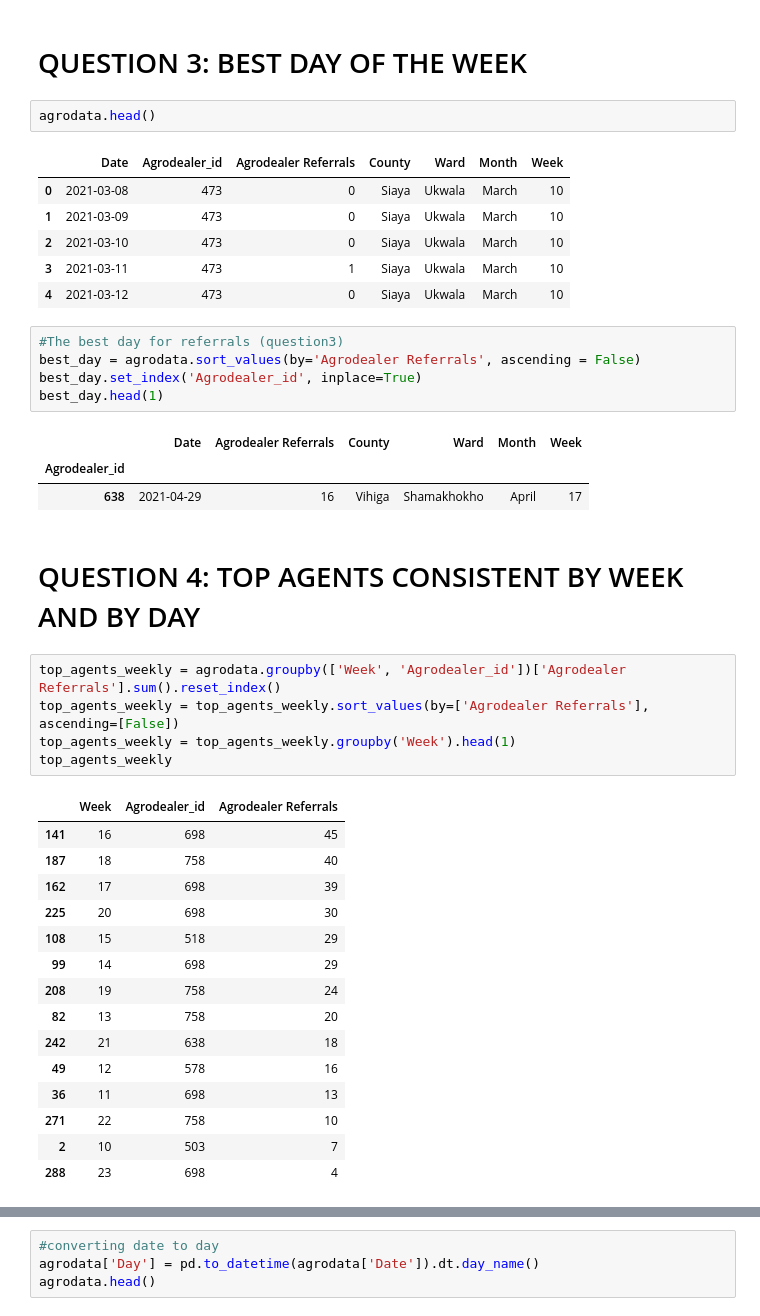
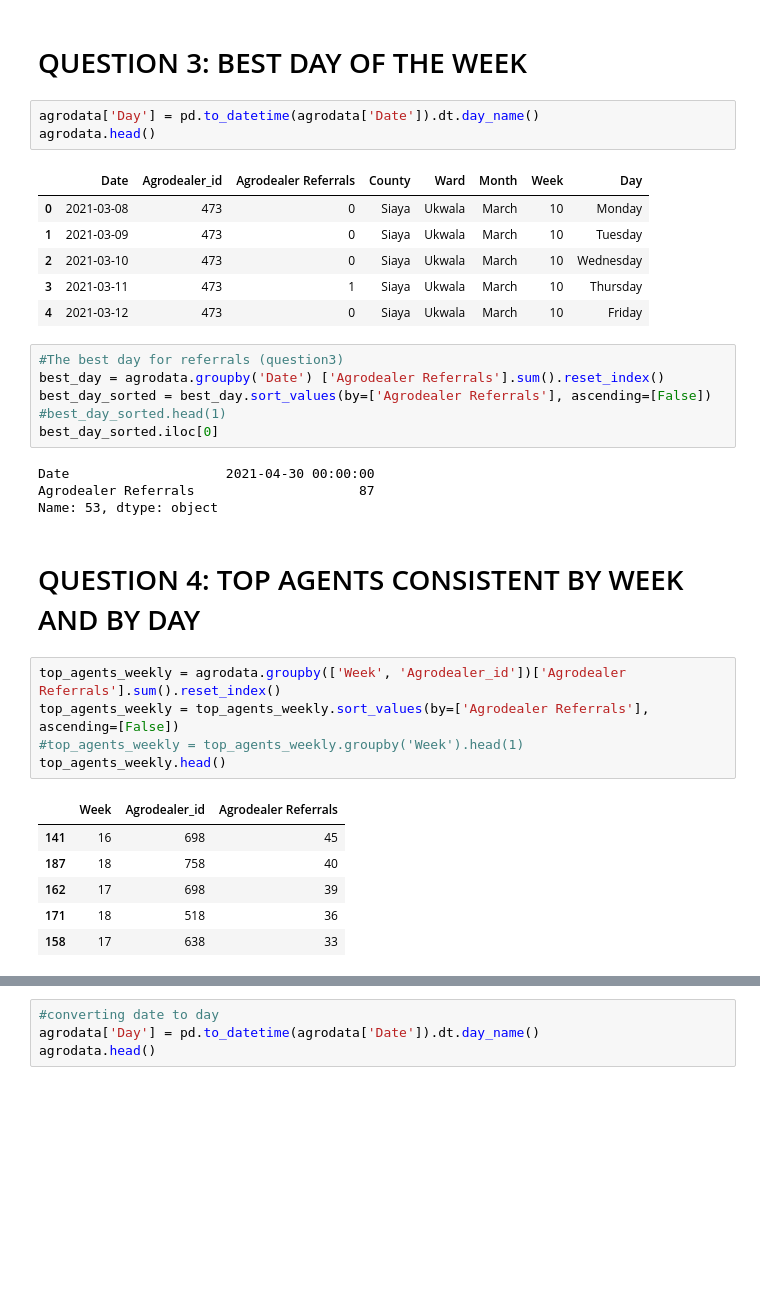
Before and after one commit to Veekits/Logistics-Time-Series, a Jupyter notebook: Logistics time series.ipynb, the cells around one changed output, grey strips where cells are left out. Drawn from its saved outputs; the diff is of its cells as text; blank space fills up the shorter version.

```diff
--- a/Logistics time series.ipynb
+++ b/Logistics time series.ipynb
@@ -136,46 +126,39 @@ best_weeks_sorted.head(10)
 # %% [markdown]
 # QUESTION 3: BEST DAY OF THE WEEK
 # %%
+agrodata['Day'] = pd.to_datetime(agrodata['Date']).dt.day_name()
 agrodata.head()
 # %% [output]
-|  | Date | Agrodealer_id | Agrodealer Referrals | County | Ward | Month | Week |
-| 0 | 2021-03-08 | 473 | 0 | Siaya | Ukwala | March | 10 |
-| 1 | 2021-03-09 | 473 | 0 | Siaya | Ukwala | March | 10 |
-| 2 | 2021-03-10 | 473 | 0 | Siaya | Ukwala | March | 10 |
-| 3 | 2021-03-11 | 473 | 1 | Siaya | Ukwala | March | 10 |
-| 4 | 2021-03-12 | 473 | 0 | Siaya | Ukwala | March | 10 |
+|  | Date | Agrodealer_id | Agrodealer Referrals | County | Ward | Month | Week | Day |
+| 0 | 2021-03-08 | 473 | 0 | Siaya | Ukwala | March | 10 | Monday |
+| 1 | 2021-03-09 | 473 | 0 | Siaya | Ukwala | March | 10 | Tuesday |
+| 2 | 2021-03-10 | 473 | 0 | Siaya | Ukwala | March | 10 | Wednesday |
+| 3 | 2021-03-11 | 473 | 1 | Siaya | Ukwala | March | 10 | Thursday |
+| 4 | 2021-03-12 | 473 | 0 | Siaya | Ukwala | March | 10 | Friday |
 # %%
 #The best day for referrals (question3)
-best_day = agrodata.sort_values(by='Agrodealer Referrals', ascending = False)
-best_day.set_index('Agrodealer_id', inplace=True)
-best_day.head(1)
+best_day = agrodata.groupby('Date') ['Agrodealer Referrals'].sum().reset_index()
+best_day_sorted = best_day.sort_values(by=['Agrodealer Referrals'], ascending=[False])
+#best_day_sorted.head(1)
+best_day_sorted.iloc[0]
 # %% [output]
-|  | Date | Agrodealer Referrals | County | Ward | Month | Week |
-| Agrodealer_id |  |  |  |  |  |  |
-| 638 | 2021-04-29 | 16 | Vihiga | Shamakhokho | April | 17 |
+Date                    2021-04-30 00:00:00
+Agrodealer Referrals                     87
+Name: 53, dtype: object
 # %% [markdown]
 # QUESTION 4: TOP AGENTS CONSISTENT BY WEEK AND BY DAY
 # %%
 top_agents_weekly = agrodata.groupby(['Week', 'Agrodealer_id'])['Agrodealer Referrals'].sum().reset_index()
 top_agents_weekly = top_agents_weekly.sort_values(by=['Agrodealer Referrals'], ascending=[False])
-top_agents_weekly = top_agents_weekly.groupby('Week').head(1)
-top_agents_weekly
+#top_agents_weekly = top_agents_weekly.groupby('Week').head(1)
+top_agents_weekly.head()
 # %% [output]
 |  | Week | Agrodealer_id | Agrodealer Referrals |
 | 141 | 16 | 698 | 45 |
 | 187 | 18 | 758 | 40 |
 | 162 | 17 | 698 | 39 |
-| 225 | 20 | 698 | 30 |
-| 108 | 15 | 518 | 29 |
-| 99 | 14 | 698 | 29 |
-| 208 | 19 | 758 | 24 |
-| 82 | 13 | 758 | 20 |
-| 242 | 21 | 638 | 18 |
-| 49 | 12 | 578 | 16 |
-| 36 | 11 | 698 | 13 |
-| 271 | 22 | 758 | 10 |
-| 2 | 10 | 503 | 7 |
-| 288 | 23 | 698 | 4 |
+| 171 | 18 | 518 | 36 |
+| 158 | 17 | 638 | 33 |
 # %%
 import seaborn as sns
 
```
Also changed, not shown: parts of 6 cells of this notebook.
